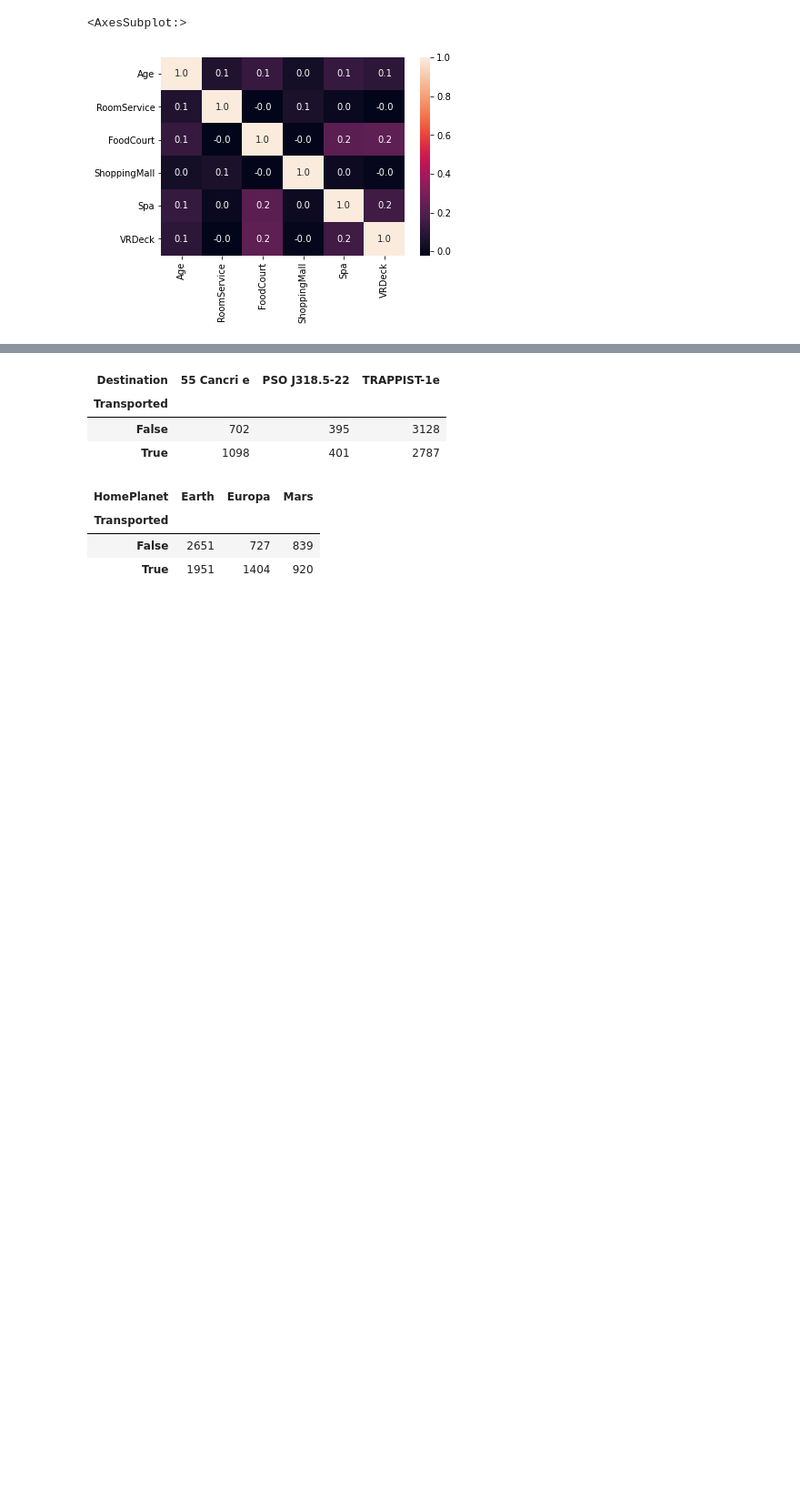
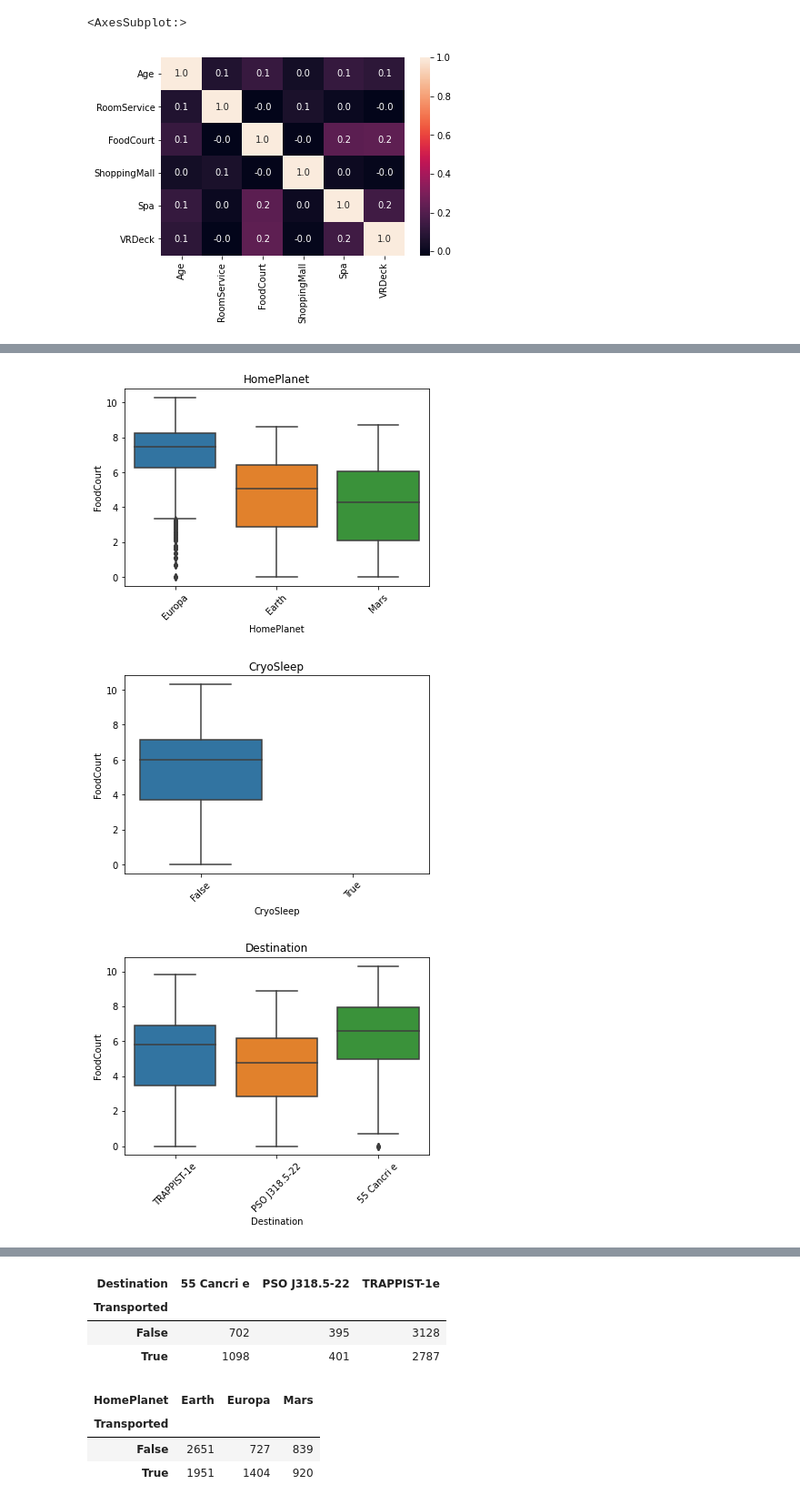
Before and after one commit to Benjamming-Strat/space_ship_titanic, a Jupyter notebook: Space_ship_classifier.ipynb, the cells around one changed output, grey strips where cells are left out. Shown at 91% size. Cells and saved outputs as stored; diff of their text form; code cells hidden in the pictures; blank space fills up the shorter version.

```diff
--- a/Space_ship_classifier.ipynb
+++ b/Space_ship_classifier.ipynb
@@ -175,0 +206,10 @@ Next Step: Find correlation to targer variable - somehow!
+# %%
+for c in train_cat:
+    sns.boxplot(data = train, x = train[c], y = np.log(train_food_notnull["FoodCourt"]))
+    plt.title(c)
+    plt.xticks(rotation = 45)
+    plt.show()
+# %% [output]
+[figure, added]
+[figure, added]
+[figure, added]
```
Also changed, not shown: parts of 162 cells of this notebook.
